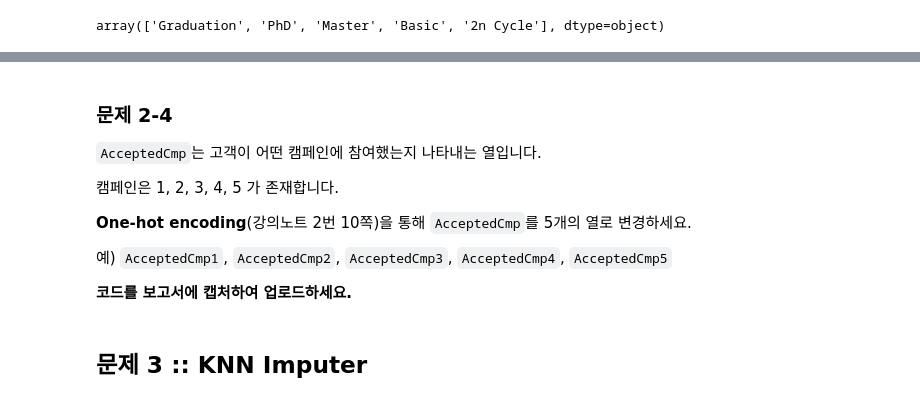
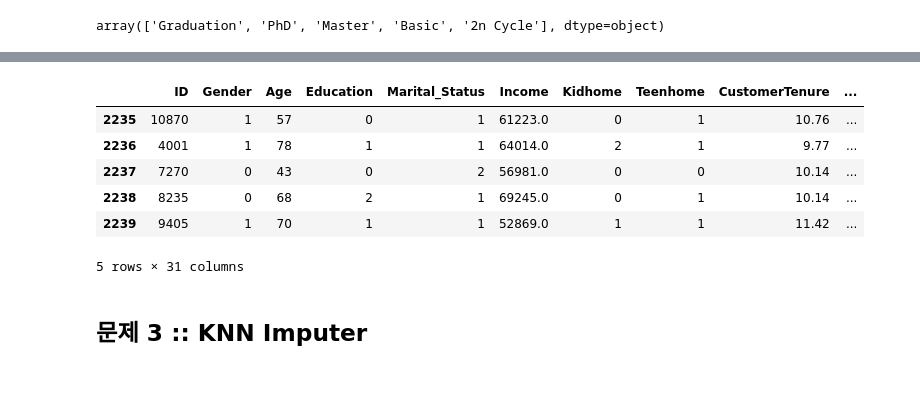
Before and after one commit to tpgus2603/2024S-Ajou-ML, a Jupyter notebook: HW1.ipynb, the cells around one changed output, grey strips where cells are left out. Saved outputs shown, nothing was run; the diff lists cells and outputs as text; code cells hidden in the pictures.

```diff
--- a/HW1.ipynb
+++ b/HW1.ipynb
@@ -215,11 +439,0 @@ data.head()
-# %% [markdown]
-### 문제 2-4
-`AcceptedCmp`는 고객이 어떤 캠페인에 참여했는지 나타내는 열입니다.
-
-캠페인은 1, 2, 3, 4, 5 가 존재합니다.
-
-**One-hot encoding**(강의노트 2번 10쪽)을 통해 `AcceptedCmp`를 5개의 열로 변경하세요.
-
-예)  `AcceptedCmp1`, `AcceptedCmp2`, `AcceptedCmp3`, `AcceptedCmp4`, `AcceptedCmp5`
-
-**코드를 보고서에 캡처하여 업로드하세요.**
@@ -236 +440,11 @@ data.head()
+# %%
+data.tail()
+# %% [output]
+|  | ID | Gender | Age | Education | Marital_Status | Income | Kidhome | Teenhome | CustomerTenure | ... |
+| 2235 | 10870 | 1 | 57 | 0 | 1 | 61223.0 | 0 | 1 | 10.76 | ... |
+| 2236 | 4001 | 1 | 78 | 1 | 1 | 64014.0 | 2 | 1 | 9.77 | ... |
+| 2237 | 7270 | 0 | 43 | 0 | 2 | 56981.0 | 0 | 0 | 10.14 | ... |
+| 2238 | 8235 | 0 | 68 | 2 | 1 | 69245.0 | 0 | 1 | 10.14 | ... |
+| 2239 | 9405 | 1 | 70 | 1 | 1 | 52869.0 | 1 | 1 | 11.42 | ... |
+5 rows × 31 columns
 # %%
```
Also changed, not shown: parts of 43 cells of this notebook.
